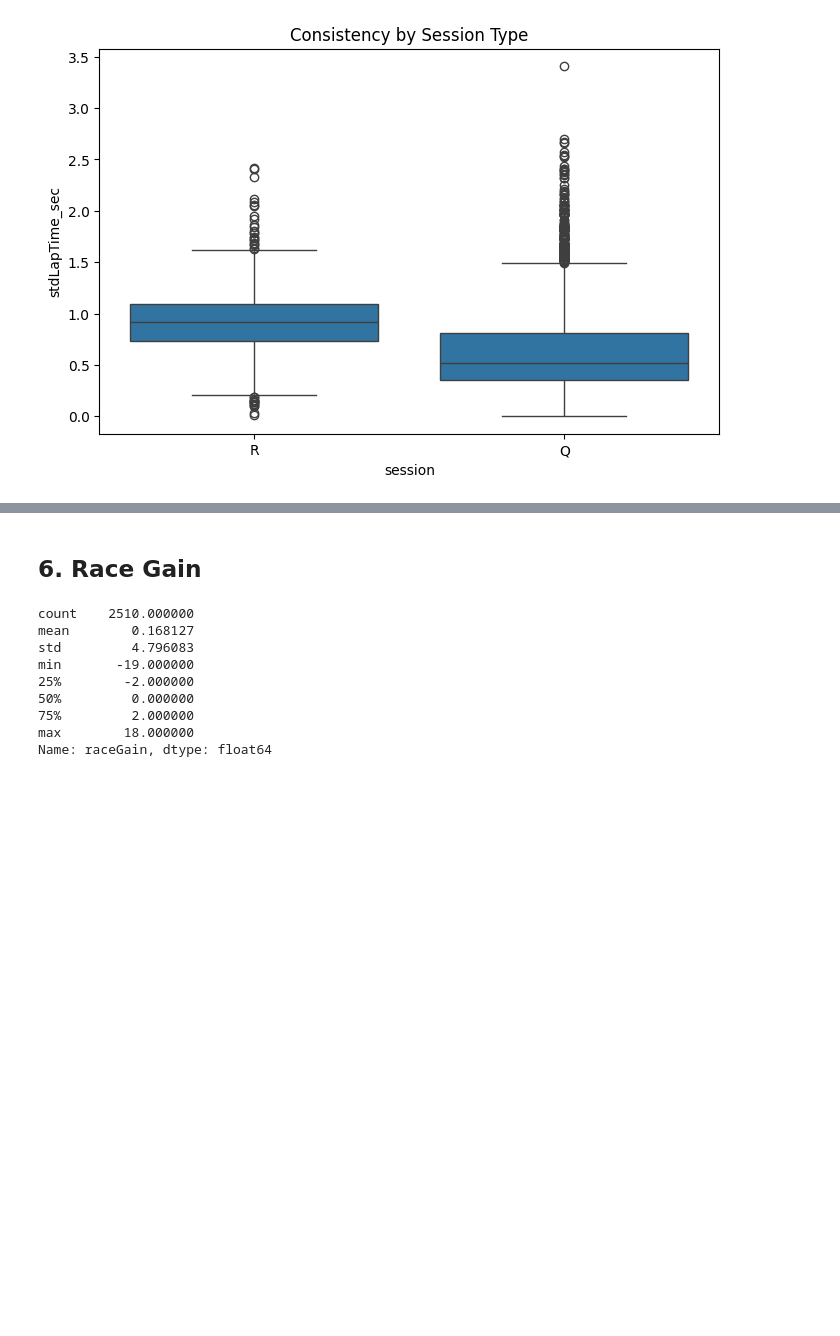
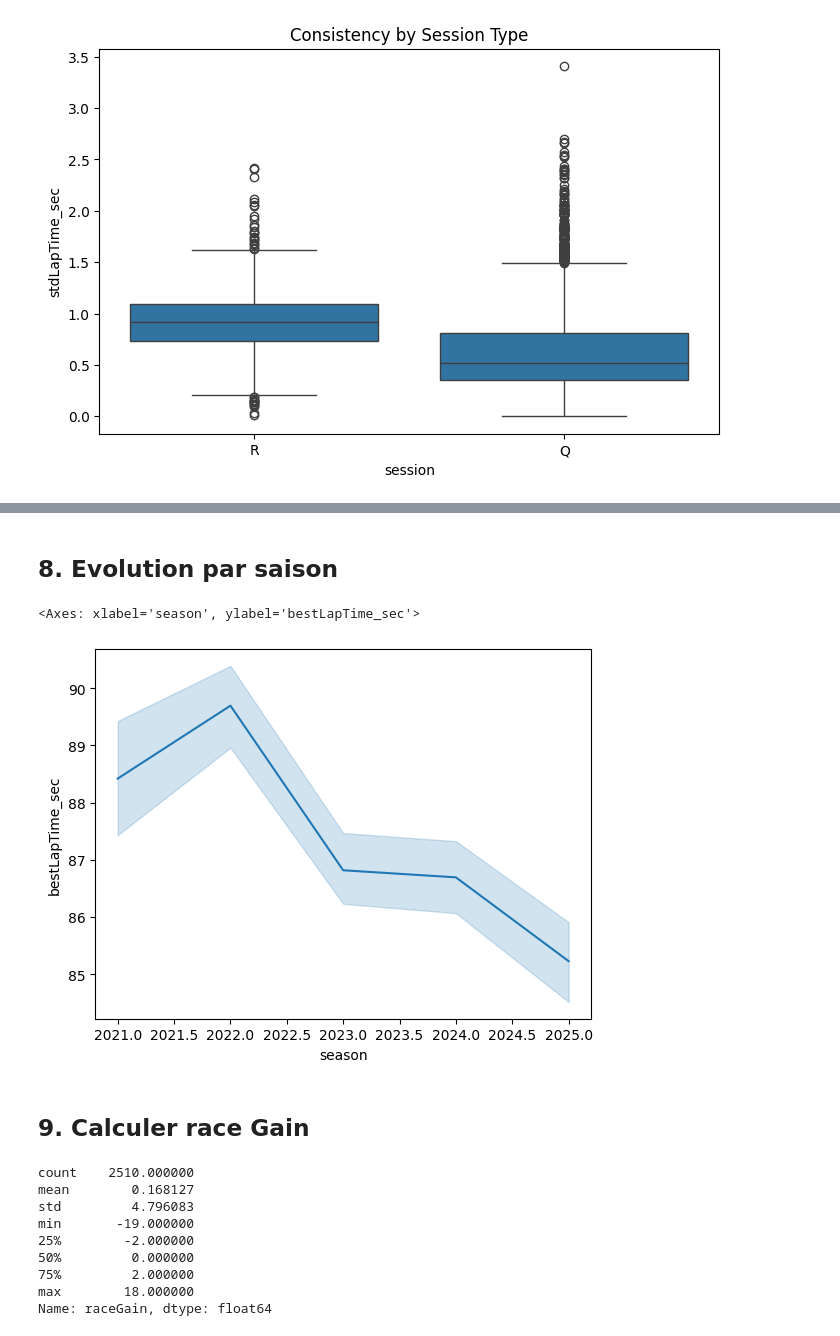
Before and after one commit to imanee3/Fil-rouge, a Jupyter notebook: notebooks/EDA.ipynb, the cells around one changed output, grey strips where cells are left out. Cells and saved outputs as stored; diff of their text form; code cells hidden in the pictures; blank space fills up the shorter version.

```diff
--- a/notebooks/EDA.ipynb
+++ b/notebooks/EDA.ipynb
@@ -125,5 +186,13 @@ Name: maxSpeed_kmh, dtype: float64
+# %% [markdown]
+## 8. Evolution par saison
+# %%
+df_fastf1.groupby("season")["bestLapTime_sec"].mean()
+sns.lineplot(x="season", y="bestLapTime_sec", data=df_fastf1)
+# %% [output]
+<Axes: xlabel='season', ylabel='bestLapTime_sec'>
+[figure, added]
 # %% [markdown]
-## 6. Race Gain
+## 9. Calculer race Gain
 # %%
 df_fastf1["raceGain"] = df_fastf1["gridPosition"] - df_fastf1["finishPosition"]
 df_fastf1["raceGain"].describe()
```
Also changed, not shown: parts of 33 cells of this notebook, 10 other files.
